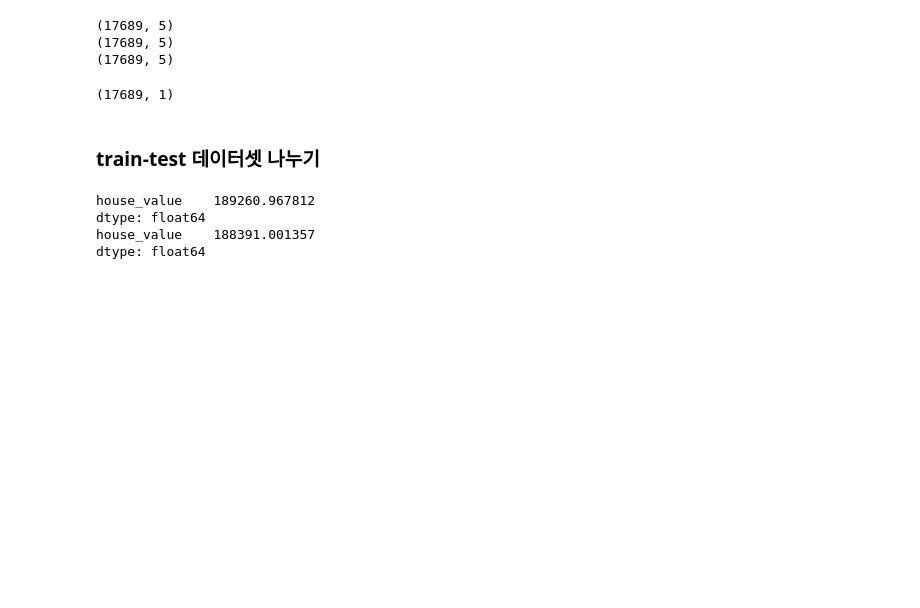
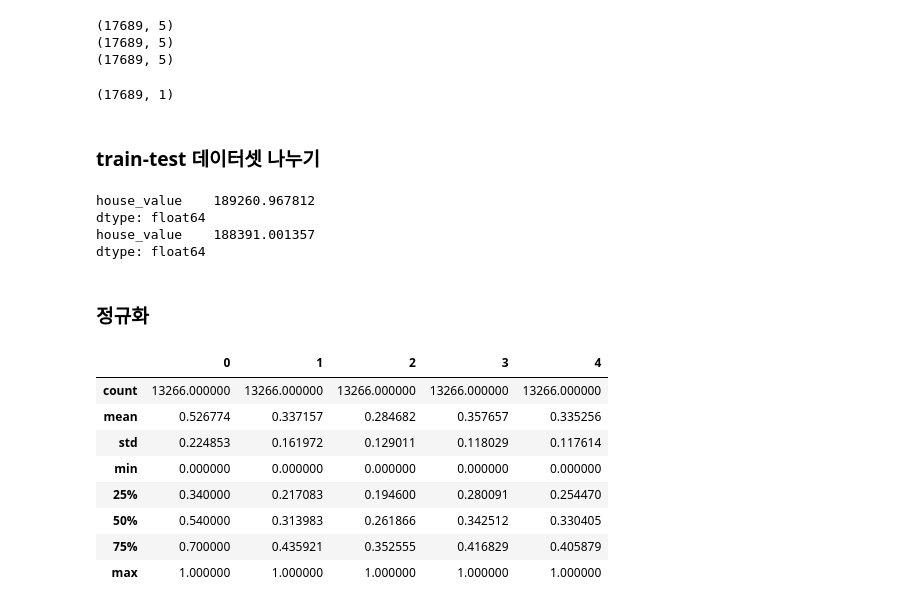
Before and after one commit to 2hongbi/kaggle-python, a Jupyter notebook: src/bigboongi/learn_regression.ipynb, the cells around one changed output. Saved outputs shown, nothing was run; the diff lists cells and outputs as text; code cells hidden in the pictures; blank space fills up the shorter version.

```diff
--- a/src/bigboongi/learn_regression.ipynb
+++ b/src/bigboongi/learn_regression.ipynb
@@ -87,3 +87,13 @@ house_value    189260.967812
 dtype: float64
 house_value    188391.001357
 dtype: float64
+# %% [markdown]
+### 정규화
+# %%
+from sklearn.preprocessing import StandardScaler
+from sklearn.preprocessing import MinMaxScaler
+scaler_minmax = MinMaxScaler()
+scaler_standard = StandardScaler()
+# %%
+scaler_minmax.fit(X_train)
+X_scaled_minmax_train = scaler_minmax.transform(X_train)
@@ -89,0 +103,12 @@ dtype: float64
+# %%
+pd.DataFrame(X_scaled_minmax_train).describe()
+# %% [output]
+|  | 0 | 1 | 2 | 3 | 4 |
+| count | 13266.000000 | 13266.000000 | 13266.000000 | 13266.000000 | 13266.000000 |
+| mean | 0.526774 | 0.337157 | 0.284682 | 0.357657 | 0.335256 |
+| std | 0.224853 | 0.161972 | 0.129011 | 0.118029 | 0.117614 |
+| min | 0.000000 | 0.000000 | 0.000000 | 0.000000 | 0.000000 |
+| 25% | 0.340000 | 0.217083 | 0.194600 | 0.280091 | 0.254470 |
+| 50% | 0.540000 | 0.313983 | 0.261866 | 0.342512 | 0.330405 |
+| 75% | 0.700000 | 0.435921 | 0.352555 | 0.416829 | 0.405879 |
+| max | 1.000000 | 1.000000 | 1.000000 | 1.000000 | 1.000000 |
```
Also changed, not shown: parts of 4 cells of this notebook.
